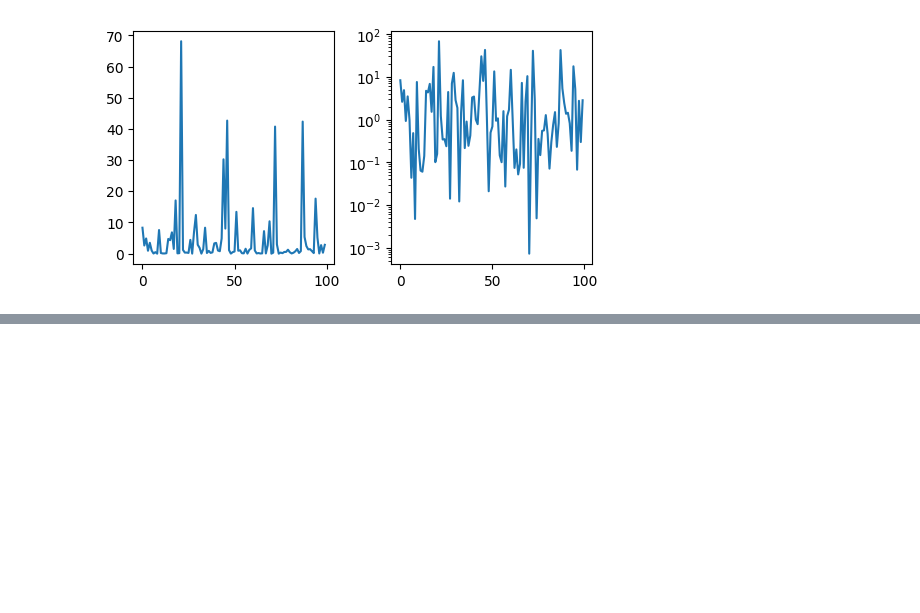
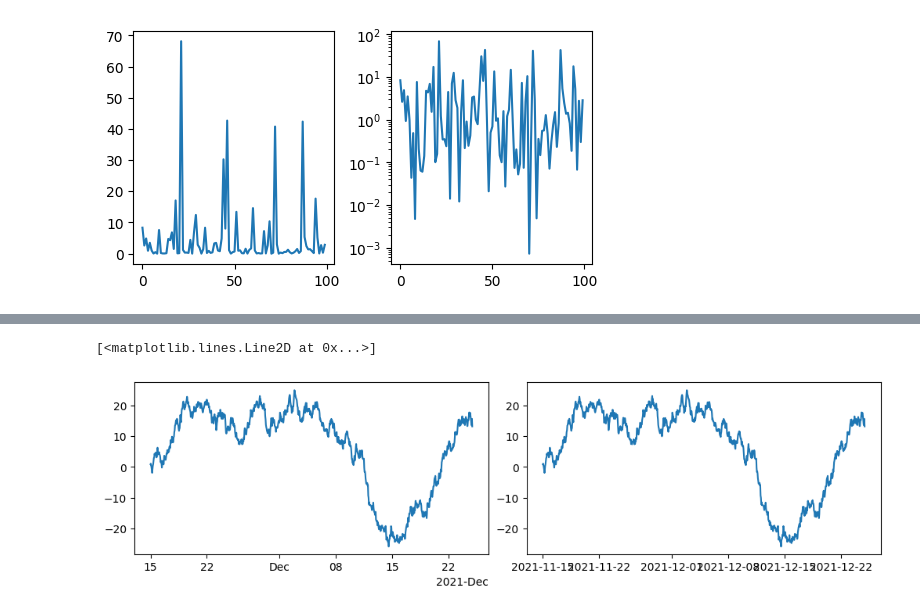
Before and after one commit to adhaka2901/AIML-Algorithms-Training, a Jupyter notebook: plottingAndVisualization/matplotlib-2.ipynb, the cells around one changed output, grey strips where cells are left out. Cells and saved outputs as stored; diff of their text form; code cells hidden in the pictures; blank space fills up the shorter version.

```diff
--- a/plottingAndVisualization/matplotlib-2.ipynb
+++ b/plottingAndVisualization/matplotlib-2.ipynb
@@ -163,0 +176,17 @@ axs[1].plot(xdata, data)
+# %%
+from matplotlib.dates import ConciseDateFormatter
+
+fig, ax = plt.subplots(1,2, figsize=(10, 2.7), layout='constrained')
+dates = np.arange(np.datetime64('2021-11-15'), np.datetime64('2021-12-25'),
+                  np.timedelta64(1, 'h'))
+data = np.cumsum(np.random.randn(len(dates)))
+ax[0].plot(dates, data)
+ax[0].xaxis.set_major_formatter(ConciseDateFormatter(ax[0].xaxis.get_major_locator()))
+
+# without the use of conciseDateFormatter
+
+ax[1].plot(dates, data)
+# ax[1].xaxis.set_major_formatter(ConciseDateFormatter(ax.xaxis.get_major_locator()))
+# %% [output]
+[<matplotlib.lines.Line2D at 0x...>]
+[figure, added]
```
Also changed, not shown: parts of 4 cells of this notebook.
